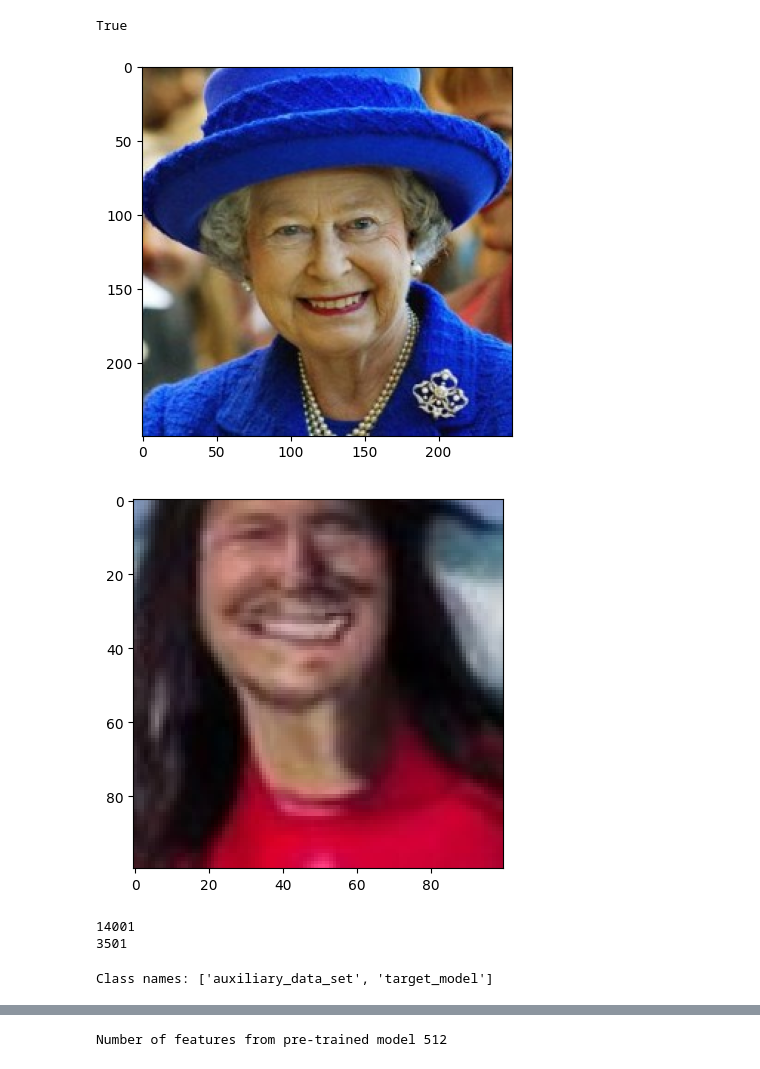
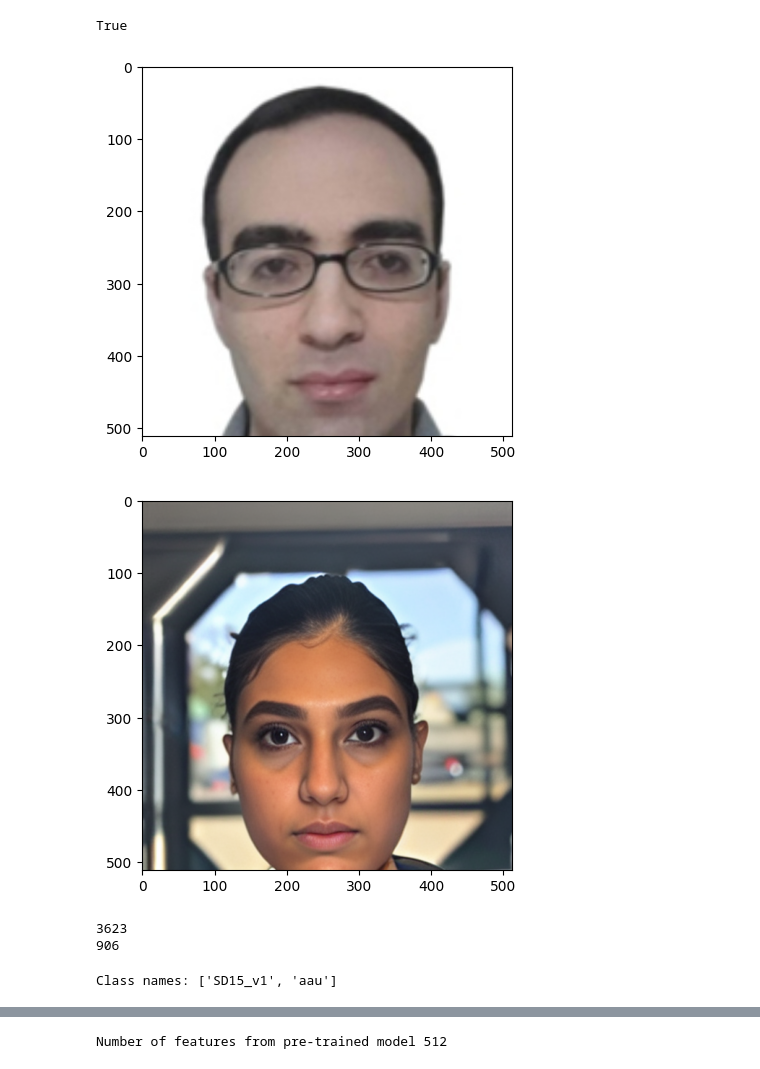
Before and after one commit to osquera/MIA_SD, a Jupyter notebook: attack_model.ipynb, the cells around one changed output, grey strips where cells are left out. Cells and saved outputs as stored; diff of their text form; code cells hidden in the pictures.

```diff
--- a/attack_model.ipynb
+++ b/attack_model.ipynb
@@ -33,21 +36,21 @@ use_cuda
 cuda
 True
 # %%
-auxiliary_data = cwd + os.sep + 'images' + os.sep + 'auxiliary_data_set' + os.sep + 'lfw' + os.sep
-target_model_data = cwd + os.sep + 'images' + os.sep + 'target_model' + os.sep + 'stable_diffusion_1_4_paper' + os.sep
-root_data = cwd + os.sep + 'images' + os.sep
+auxiliary_data = cwd + os.sep + 'images_attack_model' + os.sep + 'DTU_gen_vs_AAU_v2' + os.sep + 'aau' + os.sep
+target_model_data = cwd + os.sep + 'images_attack_model' + os.sep + 'DTU_gen_vs_AAU_v2' + os.sep + 'SD15_v1' + os.sep
+root_data = cwd + os.sep + 'images_attack_model' + os.sep + 'DTU_gen_vs_AAU_v2' + os.sep
 
 # Display image for reference
-img = Image.open(auxiliary_data + 'Queen_Elizabeth_II_0001.jpg')
+img = Image.open(auxiliary_data + 'img_0.jpg')
 plt.imshow(img)
 plt.show()
 
-img = Image.open(target_model_data + '00000.jpeg')
+img = Image.open(target_model_data + 'headshot-0-0.png')
 plt.imshow(img)
 plt.show()
 # %% [output]
-[figure, old version]
+[figure, new version]
-[figure, old version]
+[figure, new version]
 # %%
 def create_dataset_train(parent_dir):
     # Define your transformations
@@ -64,7 +67,7 @@ def create_dataset_train(parent_dir):
 # Get the train_dataset
 train_dataset = create_dataset_train(root_data)
 # Get the validation_dataset
-train_set, val_set = torch.utils.data.random_split(train_dataset, [int(0.8*len(train_dataset)), int(0.2*len(train_dataset)+1)])
+train_set, val_set = torch.utils.data.random_split(train_dataset, [int(0.8*len(train_dataset)), int(0.2*len(train_dataset))+1])
 
 
 # Display the shape of the train_dataset
@@ -75,13 +78,13 @@ print(len(val_set))
 train_dataloader = torch.utils.data.DataLoader(train_set, batch_size=32, shuffle=True)
 val_dataloader = torch.utils.data.DataLoader(val_set, batch_size=32, shuffle=True)
 # %% [output]
-14001
-3501
+3623
+906
 # %%
 class_names = train_dataset.classes
 print('Class names:', class_names)
 # %% [output]
-Class names: ['auxiliary_data_set', 'target_model']
+Class names: ['SD15_v1', 'aau']
 # %%
 plt.rcParams['figure.figsize'] = [12, 8]
 plt.rcParams['figure.dpi'] = 60
```
Also changed, not shown: parts of 10 cells of this notebook, 1 other file.
